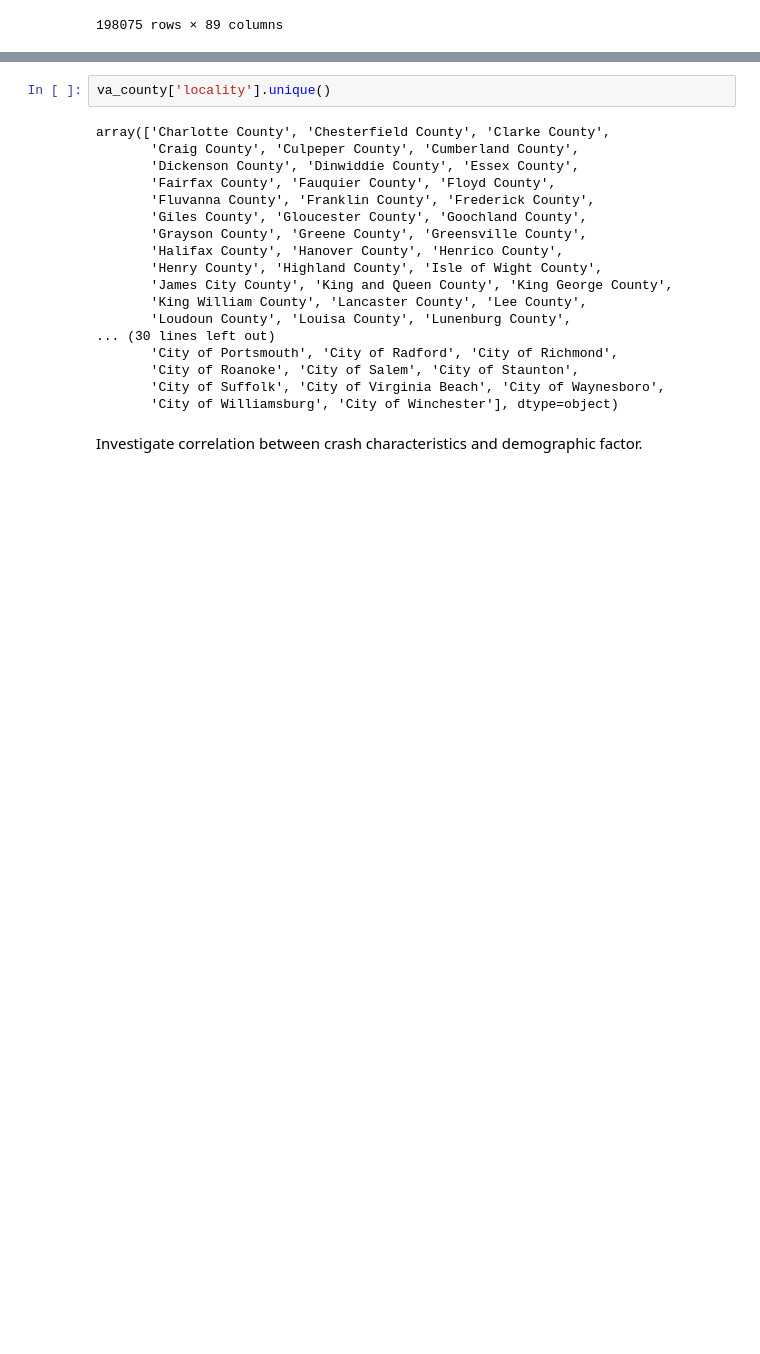
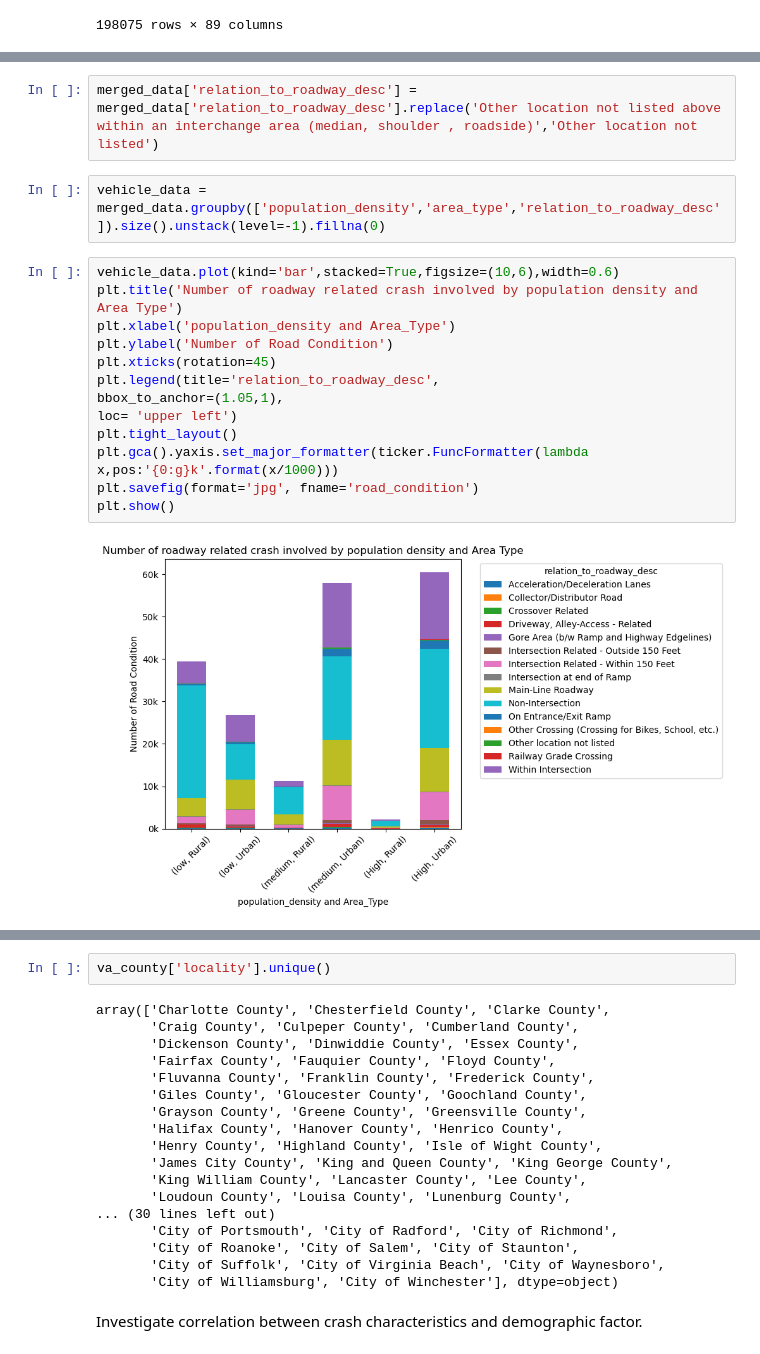
Before and after one commit to Eliab16/VDOT-crash-analysis, a Jupyter notebook: notebooks/VDOT-2.ipynb, the cells around one changed output, grey strips where cells are left out. Drawn from its saved outputs; the diff is of its cells as text; blank space fills up the shorter version.

```diff
--- a/notebooks/VDOT-2.ipynb
+++ b/notebooks/VDOT-2.ipynb
@@ -249,0 +209,19 @@ memory usage: 1.5+ MB
+# %%
+merged_data['relation_to_roadway_desc'] = merged_data['relation_to_roadway_desc'].replace('Other location not listed above within an interchange area (median, shoulder , roadside)','Other location not listed')
+# %%
+vehicle_data = merged_data.groupby(['population_density','area_type','relation_to_roadway_desc']).size().unstack(level=-1).fillna(0)
+# %%
+vehicle_data.plot(kind='bar',stacked=True,figsize=(10,6),width=0.6)
+plt.title('Number of roadway related crash involved by population density and Area Type')
+plt.xlabel('population_density and Area_Type')
+plt.ylabel('Number of Road Condition')
+plt.xticks(rotation=45)
+plt.legend(title='relation_to_roadway_desc',
+bbox_to_anchor=(1.05,1),
+loc= 'upper left')
+plt.tight_layout()
+plt.gca().yaxis.set_major_formatter(ticker.FuncFormatter(lambda x,pos:'{0:g}k'.format(x/1000)))
+plt.savefig(format='jpg', fname='road_condition')
+plt.show()
+# %% [output]
+[figure, added]
```
Also changed, not shown: parts of 25 cells of this notebook.
